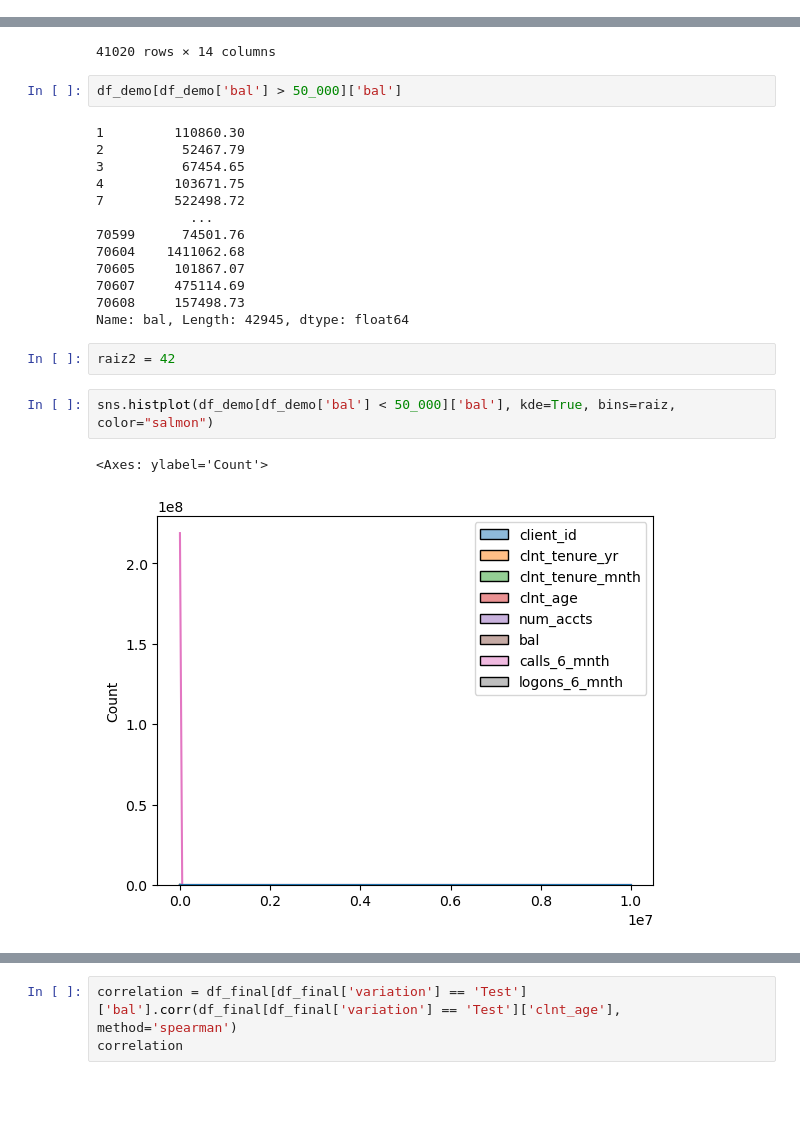
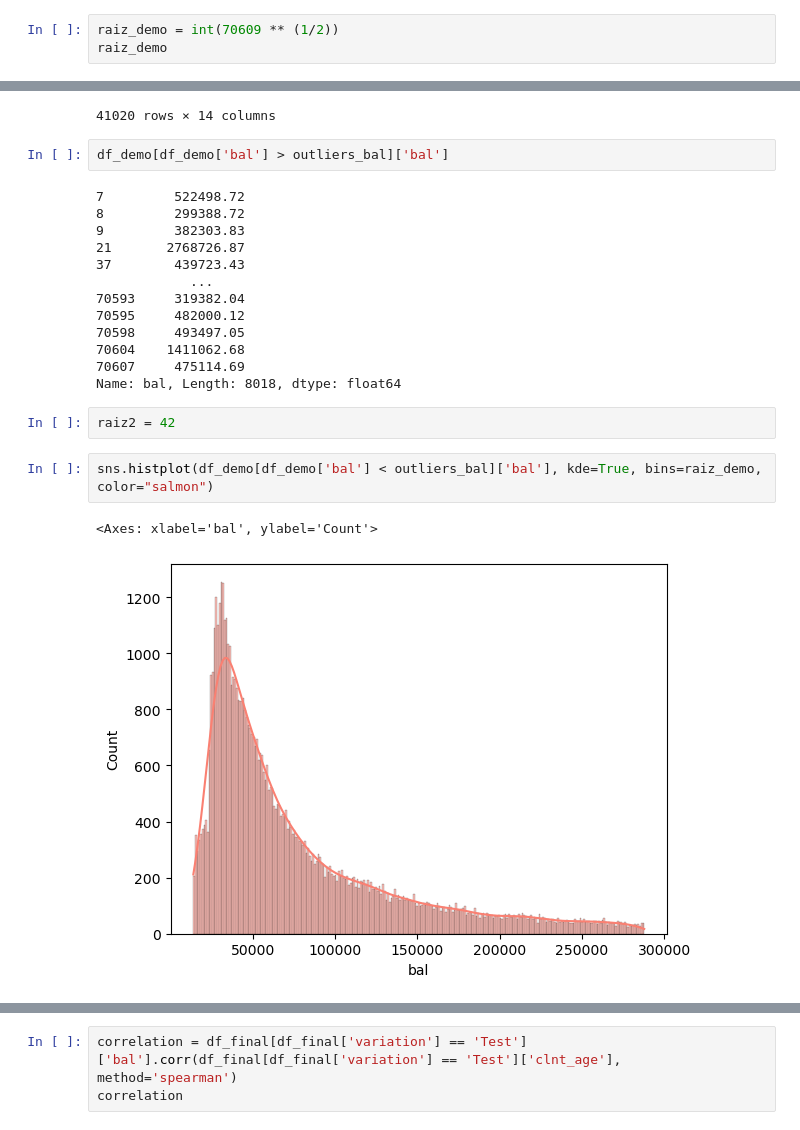
Before and after one commit to enialahcene/vanguard-ab-test, a Jupyter notebook: Vanguard.ipynb, the cells around one changed output, grey strips where cells are left out. Cells and saved outputs as stored; diff of their text form; blank space fills up the shorter version.

```diff
--- a/Vanguard.ipynb
+++ b/Vanguard.ipynb
@@ -432,0 +425,3 @@ plt.show()
+# %%
+raiz_demo = int(70609 ** (1/2))
+raiz_demo
@@ -472,24 +469,24 @@ df_outliers
 | 321247 | 8730282 | Control | 207079190_70980466142 | 447063016_91750701649_632942 | start | 2017-04-13 11:22:41 | 27.0 | 334.0 | ... |
 41020 rows × 14 columns
 # %%
-df_demo[df_demo['bal'] > 50_000]['bal']
+df_demo[df_demo['bal'] > outliers_bal]['bal']
 # %% [output]
-1         110860.30
-2          52467.79
-3          67454.65
-4         103671.75
 7         522498.72
+8         299388.72
+9         382303.83
+21       2768726.87
+37        439723.43
             ...
-70599      74501.76
+70593     319382.04
+70595     482000.12
+70598     493497.05
 70604    1411062.68
-70605     101867.07
 70607     475114.69
-70608     157498.73
-Name: bal, Length: 42945, dtype: float64
+Name: bal, Length: 8018, dtype: float64
 # %%
 raiz2 = 42
 # %%
-sns.histplot(df_demo[df_demo['bal'] < 50_000]['bal'], kde=True, bins=raiz, color="salmon")
+sns.histplot(df_demo[df_demo['bal'] < outliers_bal]['bal'], kde=True, bins=raiz_demo, color="salmon")
 # %% [output]
-<Axes: ylabel='Count'>
+<Axes: xlabel='bal', ylabel='Count'>
-[figure, old version]
+[figure, new version]
```
Also changed, not shown: parts of 32 cells of this notebook.
